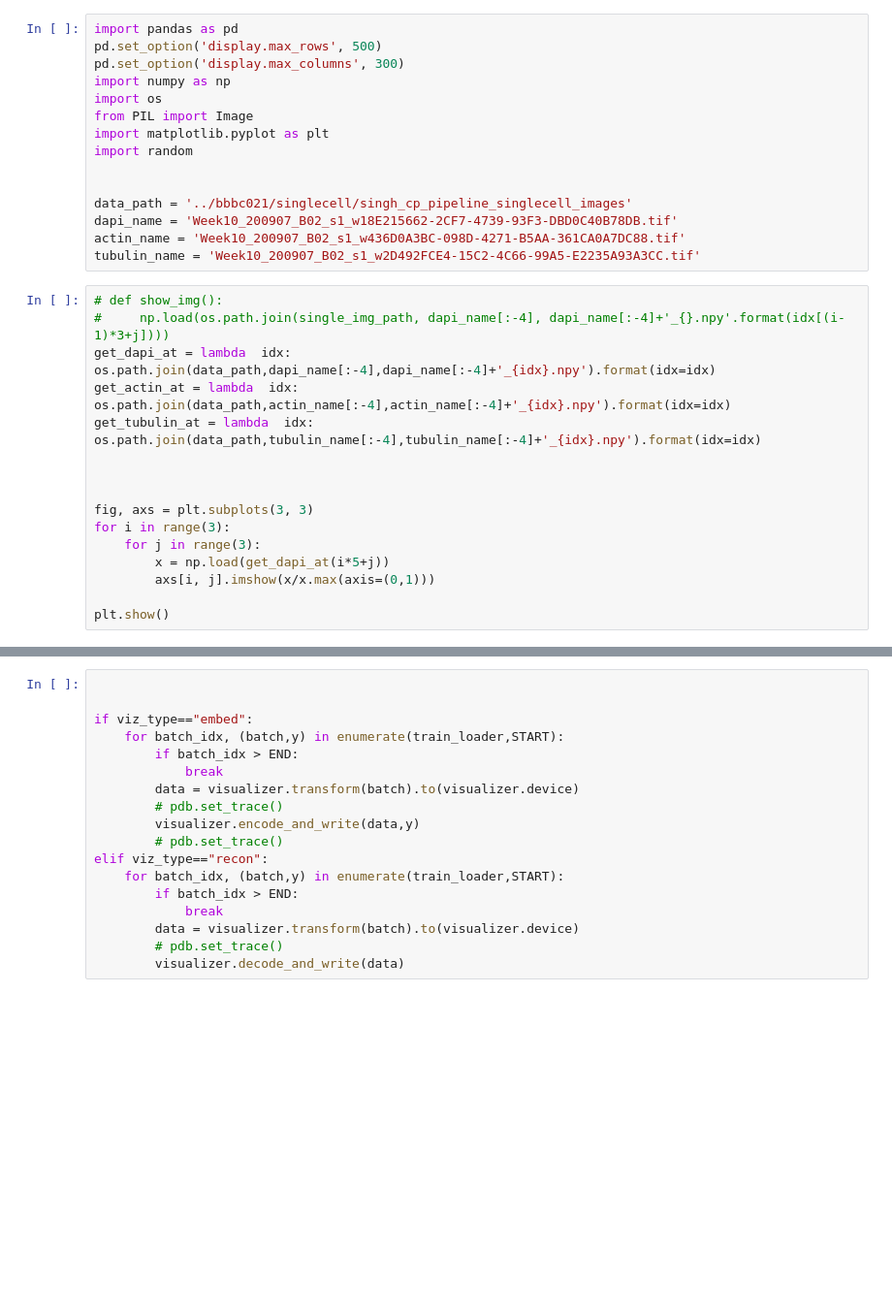
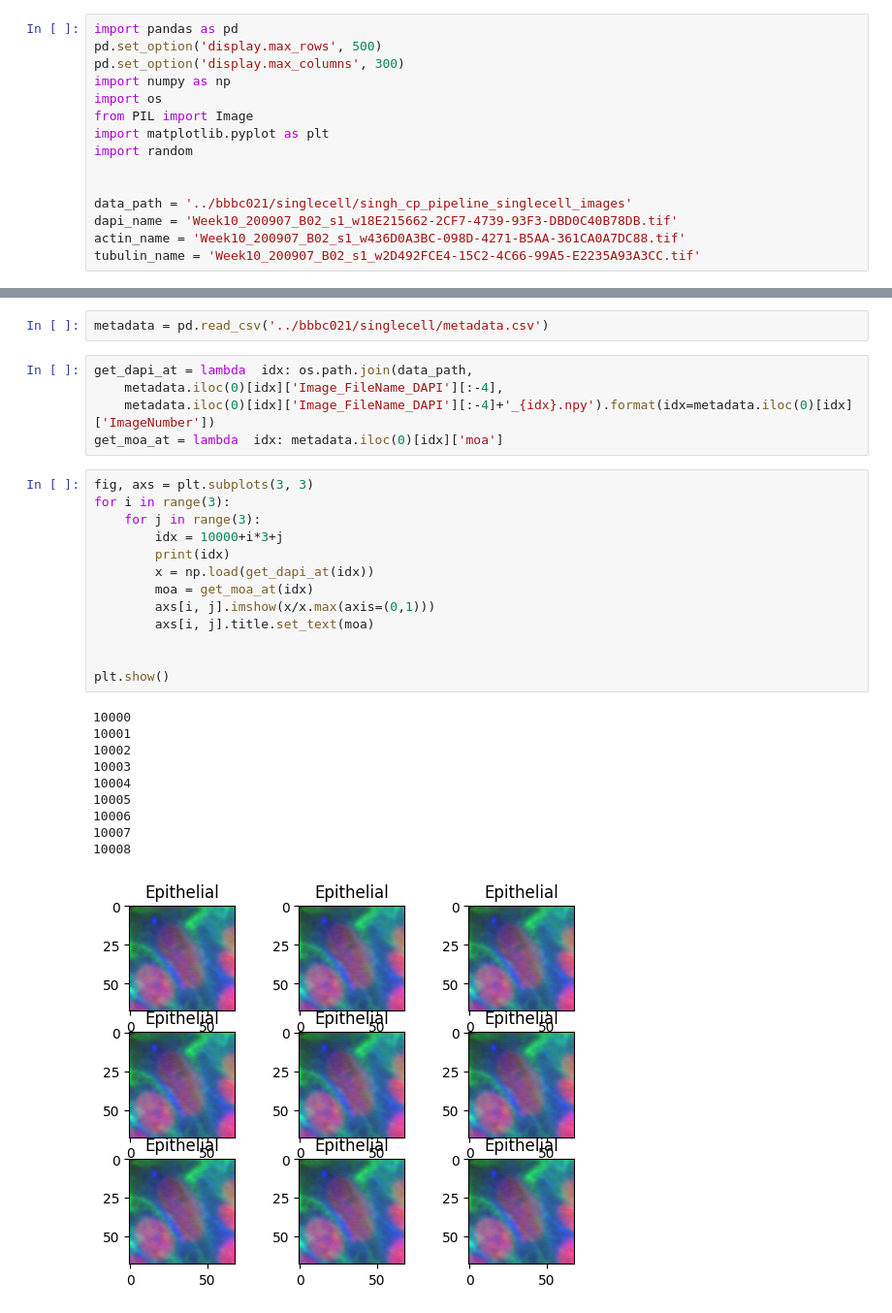
Before and after one commit to 02456-DeepLearning/SparseVAE-Cell-Images, a Jupyter notebook: src/viz.ipynb, the cells around one changed output, grey strips where cells are left out. Shown at 97% size. Drawn from its saved outputs; the diff is of its cells as text; blank space fills up the shorter version.

Commit message:
Working on a better image plotter

```diff
--- a/src/viz.ipynb
+++ b/src/viz.ipynb
@@ -25,19 +13,3 @@ data_path = '../bbbc021/singlecell/singh_cp_pipeline_singlecell_images'
 dapi_name = 'Week10_200907_B02_s1_w18E215662-2CF7-4739-93F3-DBD0C40B78DB.tif'
 actin_name = 'Week10_200907_B02_s1_w436D0A3BC-098D-4271-B5AA-361CA0A7DC88.tif'
 tubulin_name = 'Week10_200907_B02_s1_w2D492FCE4-15C2-4C66-99A5-E2235A93A3CC.tif'
-# %%
-# def show_img():
-#     np.load(os.path.join(single_img_path, dapi_name[:-4], dapi_name[:-4]+'_{}.npy'.format(idx[(i-1)*3+j])))
-get_dapi_at = lambda  idx: os.path.join(data_path,dapi_name[:-4],dapi_name[:-4]+'_{idx}.npy').format(idx=idx)
-get_actin_at = lambda  idx: os.path.join(data_path,actin_name[:-4],actin_name[:-4]+'_{idx}.npy').format(idx=idx)
-get_tubulin_at = lambda  idx: os.path.join(data_path,tubulin_name[:-4],tubulin_name[:-4]+'_{idx}.npy').format(idx=idx)
-
-
-
-fig, axs = plt.subplots(3, 3)
-for i in range(3):
-    for j in range(3):
-        x = np.load(get_dapi_at(i*5+j))
-        axs[i, j].imshow(x/x.max(axis=(0,1)))
-
-plt.show()
@@ -83,18 +16,31 @@ RuntimeError: Found no NVIDIA driver on your system. Please check that you have
-# %%
-
-
-if viz_type=="embed":
-    for batch_idx, (batch,y) in enumerate(train_loader,START):
-        if batch_idx > END:
-            break
-        data = visualizer.transform(batch).to(visualizer.device)
-        # pdb.set_trace()
-        visualizer.encode_and_write(data,y)
-        # pdb.set_trace()
-elif viz_type=="recon":
-    for batch_idx, (batch,y) in enumerate(train_loader,START):
-        if batch_idx > END:
-            break
-        data = visualizer.transform(batch).to(visualizer.device)
-        # pdb.set_trace()
-        visualizer.decode_and_write(data)
+# %%
+metadata = pd.read_csv('../bbbc021/singlecell/metadata.csv')
+# %%
+get_dapi_at = lambda  idx: os.path.join(data_path,
+    metadata.iloc(0)[idx]['Image_FileName_DAPI'][:-4],
+    metadata.iloc(0)[idx]['Image_FileName_DAPI'][:-4]+'_{idx}.npy').format(idx=metadata.iloc(0)[idx]['ImageNumber'])
+get_moa_at = lambda  idx: metadata.iloc(0)[idx]['moa']
+# %%
+fig, axs = plt.subplots(3, 3)
+for i in range(3):
+    for j in range(3):
+        idx = 10000+i*3+j
+        print(idx)
+        x = np.load(get_dapi_at(idx))
+        moa = get_moa_at(idx)
+        axs[i, j].imshow(x/x.max(axis=(0,1)))
+        axs[i, j].title.set_text(moa)
+
+
+plt.show()
+# %% [output]
+10000
+10001
+10002
+10003
+10004
+10005
+10006
+10007
+10008
+[figure, added]
```
Also changed, not shown: parts of 5 cells of this notebook, 1 other file.
